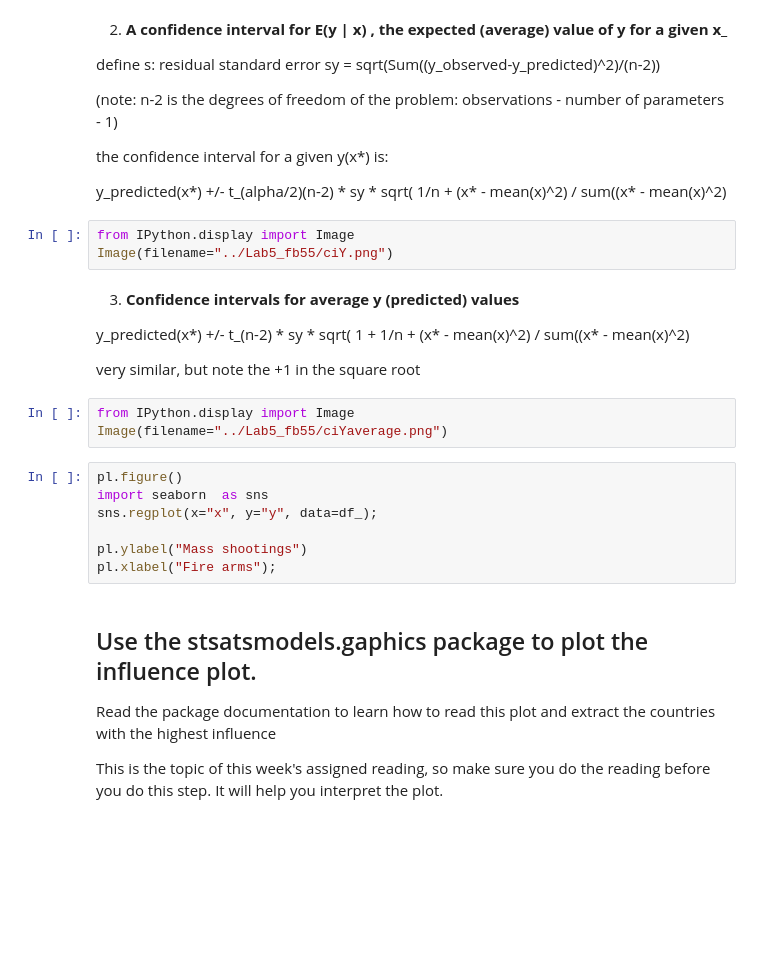
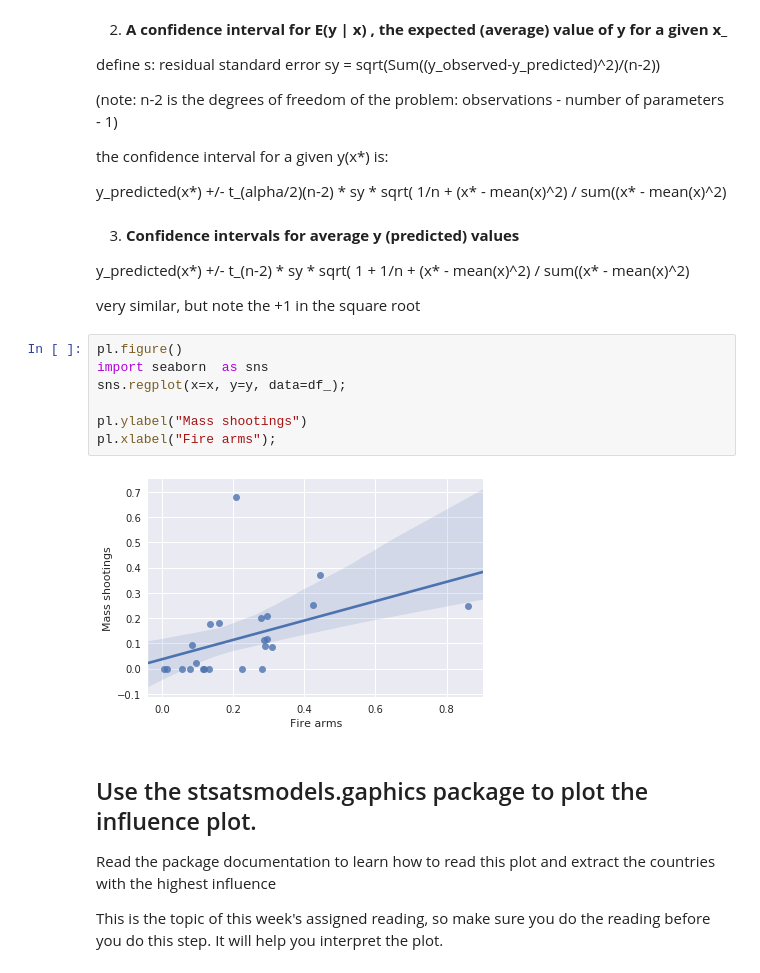
Before and after one commit to Mingyi1995/PUI2018_mh5172, a Jupyter notebook: HW9_mh5172/Assignment3_mh5172.ipynb, the cells around one changed output. Saved outputs shown, nothing was run; the diff lists cells and outputs as text; blank space fills up the shorter version.

```diff
--- a/HW9_mh5172/Assignment3_mh5172.ipynb
+++ b/HW9_mh5172/Assignment3_mh5172.ipynb
@@ -514,25 +460,21 @@ define s: residual standard error sy = sqrt(Sum((y_observed-y_predicted)^2)/(n-2
 the confidence interval for a given y(x*) is:
 
 y_predicted(x*) +/- t_(alpha/2)(n-2) * sy * sqrt( 1/n + (x* - mean(x)^2) / sum((x* - mean(x)^2)
-# %%
-from IPython.display import Image
-Image(filename="../Lab5_fb55/ciY.png")
 # %% [markdown]
 3) **Confidence intervals for average y (predicted) values**
 
 y_predicted(x*) +/- t_(n-2) * sy * sqrt( 1 + 1/n + (x* - mean(x)^2) / sum((x* - mean(x)^2)
 
 very similar, but note the +1 in the square root
-# %%
-from IPython.display import Image
-Image(filename="../Lab5_fb55/ciYaverage.png")
 # %%
 pl.figure()
 import seaborn  as sns
-sns.regplot(x="x", y="y", data=df_);
+sns.regplot(x=x, y=y, data=df_);
 
 pl.ylabel("Mass shootings")
 pl.xlabel("Fire arms");
+# %% [output]
+[figure, added]
 # %% [markdown]
 ## Use the stsatsmodels.gaphics package to plot the influence plot.
 Read the package documentation to learn how to read this plot and extract the countries with the highest influence
```
Also changed, not shown: parts of 17 cells of this notebook.
